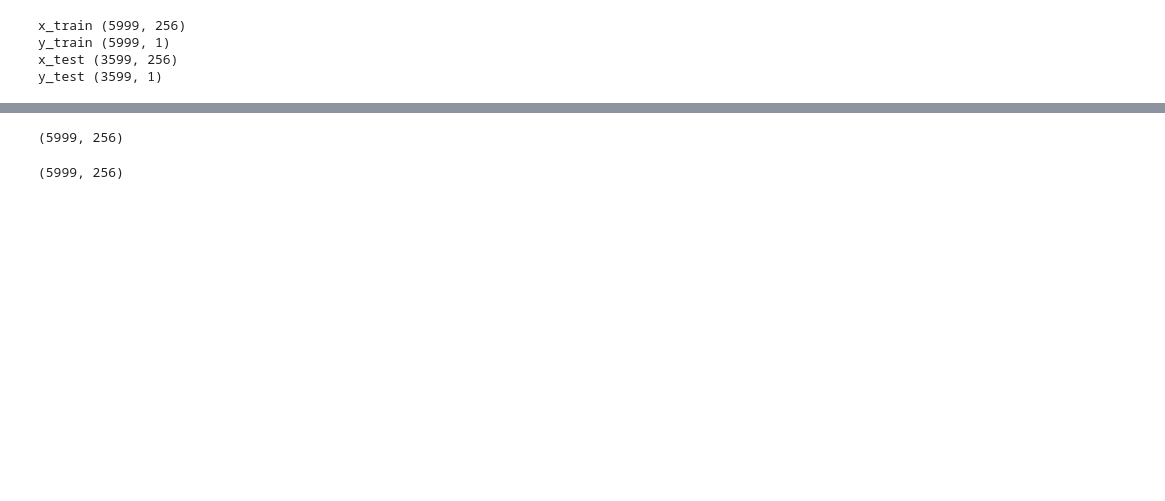
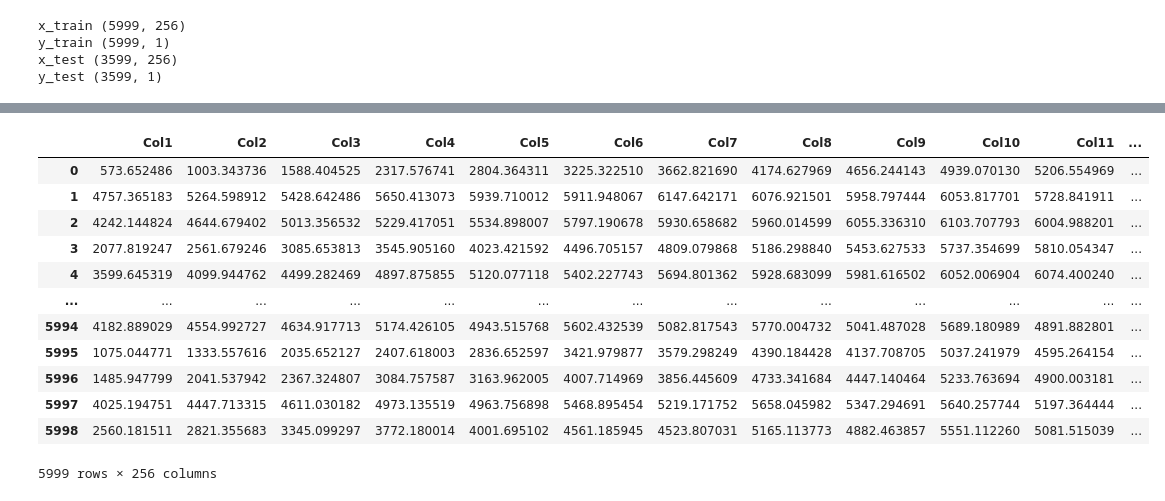
Before and after one commit to purush34/Amrita_Honeywell_Hackathon, a Jupyter notebook: CNN/CNN_keras_tuner.ipynb, the cells around one changed output, grey strips where cells are left out. Drawn from its saved outputs; the diff is of its cells as text; code cells hidden in the pictures; blank space fills up the shorter version.

```diff
--- a/CNN/CNN_keras_tuner.ipynb
+++ b/CNN/CNN_keras_tuner.ipynb
@@ -53,11 +43,19 @@ y_test.columns = header
 # %%
-x_train.shape
+x_train
 # %% [output]
+|  | Col1 | Col2 | Col3 | Col4 | Col5 | Col6 | Col7 | Col8 | Col9 | Col10 | Col11 | ... |
+| 0 | 573.652486 | 1003.343736 | 1588.404525 | 2317.576741 | 2804.364311 | 3225.322510 | 3662.821690 | 4174.627969 | 4656.244143 | 4939.070130 | 5206.554969 | ... |
+| 1 | 4757.365183 | 5264.598912 | 5428.642486 | 5650.413073 | 5939.710012 | 5911.948067 | 6147.642171 | 6076.921501 | 5958.797444 | 6053.817701 | 5728.841911 | ... |
+| 2 | 4242.144824 | 4644.679402 | 5013.356532 | 5229.417051 | 5534.898007 | 5797.190678 | 5930.658682 | 5960.014599 | 6055.336310 | 6103.707793 | 6004.988201 | ... |
+| 3 | 2077.819247 | 2561.679246 | 3085.653813 | 3545.905160 | 4023.421592 | 4496.705157 | 4809.079868 | 5186.298840 | 5453.627533 | 5737.354699 | 5810.054347 | ... |
+| 4 | 3599.645319 | 4099.944762 | 4499.282469 | 4897.875855 | 5120.077118 | 5402.227743 | 5694.801362 | 5928.683099 | 5981.616502 | 6052.006904 | 6074.400240 | ... |
+| ... | ... | ... | ... | ... | ... | ... | ... | ... | ... | ... | ... | ... |
+| 5994 | 4182.889029 | 4554.992727 | 4634.917713 | 5174.426105 | 4943.515768 | 5602.432539 | 5082.817543 | 5770.004732 | 5041.487028 | 5689.180989 | 4891.882801 | ... |
+| 5995 | 1075.044771 | 1333.557616 | 2035.652127 | 2407.618003 | 2836.652597 | 3421.979877 | 3579.298249 | 4390.184428 | 4137.708705 | 5037.241979 | 4595.264154 | ... |
+| 5996 | 1485.947799 | 2041.537942 | 2367.324807 | 3084.757587 | 3163.962005 | 4007.714969 | 3856.445609 | 4733.341684 | 4447.140464 | 5233.763694 | 4900.003181 | ... |
+| 5997 | 4025.194751 | 4447.713315 | 4611.030182 | 4973.135519 | 4963.756898 | 5468.895454 | 5219.171752 | 5658.045982 | 5347.294691 | 5640.257744 | 5197.364444 | ... |
+| 5998 | 2560.181511 | 2821.355683 | 3345.099297 | 3772.180014 | 4001.695102 | 4561.185945 | 4523.807031 | 5165.113773 | 4882.463857 | 5551.112260 | 5081.515039 | ... |
-(5999, 256)
+5999 rows × 256 columns
-# %%
-x_train.shape
-# %% [output]
-(5999, 256)
 # %%
 x_train = np.asarray(x_train).reshape(x_train.shape[0],x_train.shape[1], 1)
 x_test = np.asarray(x_test).reshape(x_test.shape[0],x_test.shape[1], 1)
```
Also changed, not shown: parts of 8 cells of this notebook.
